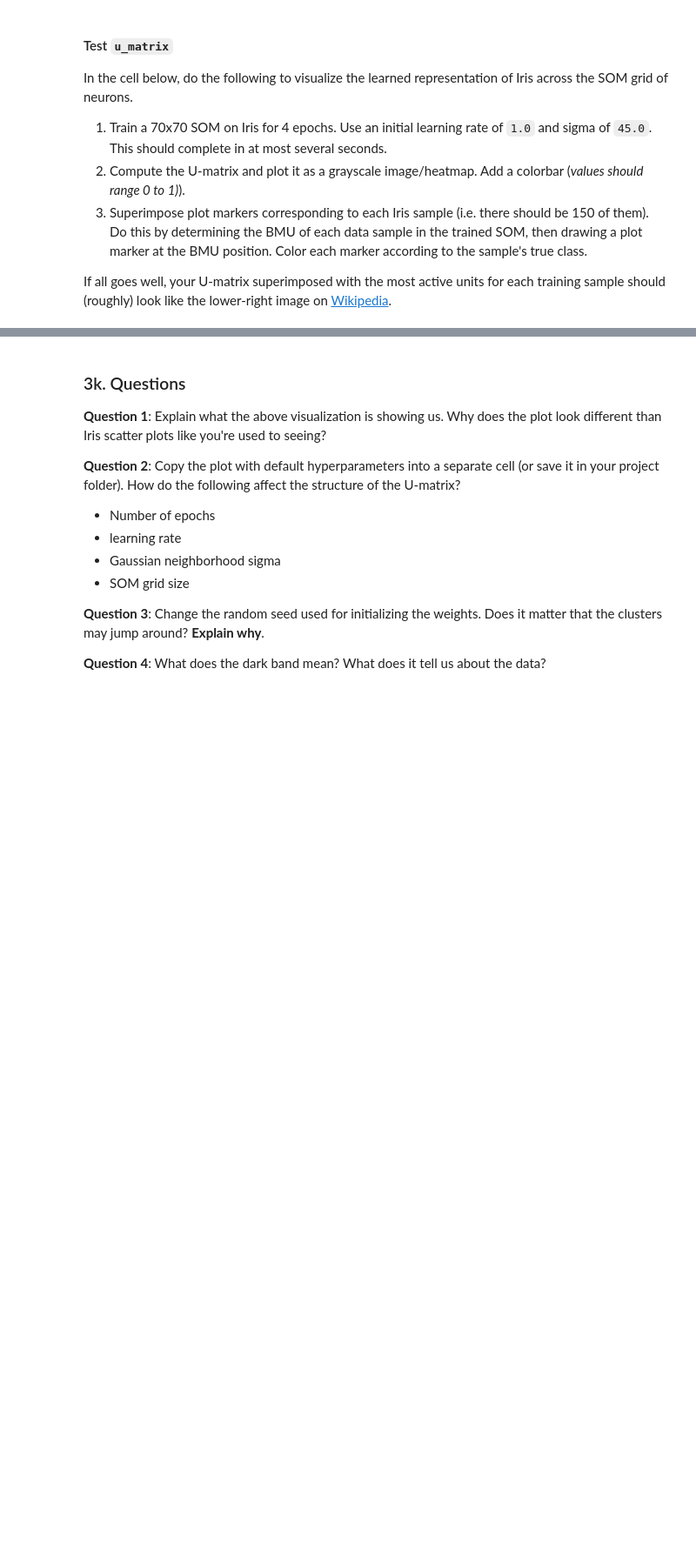
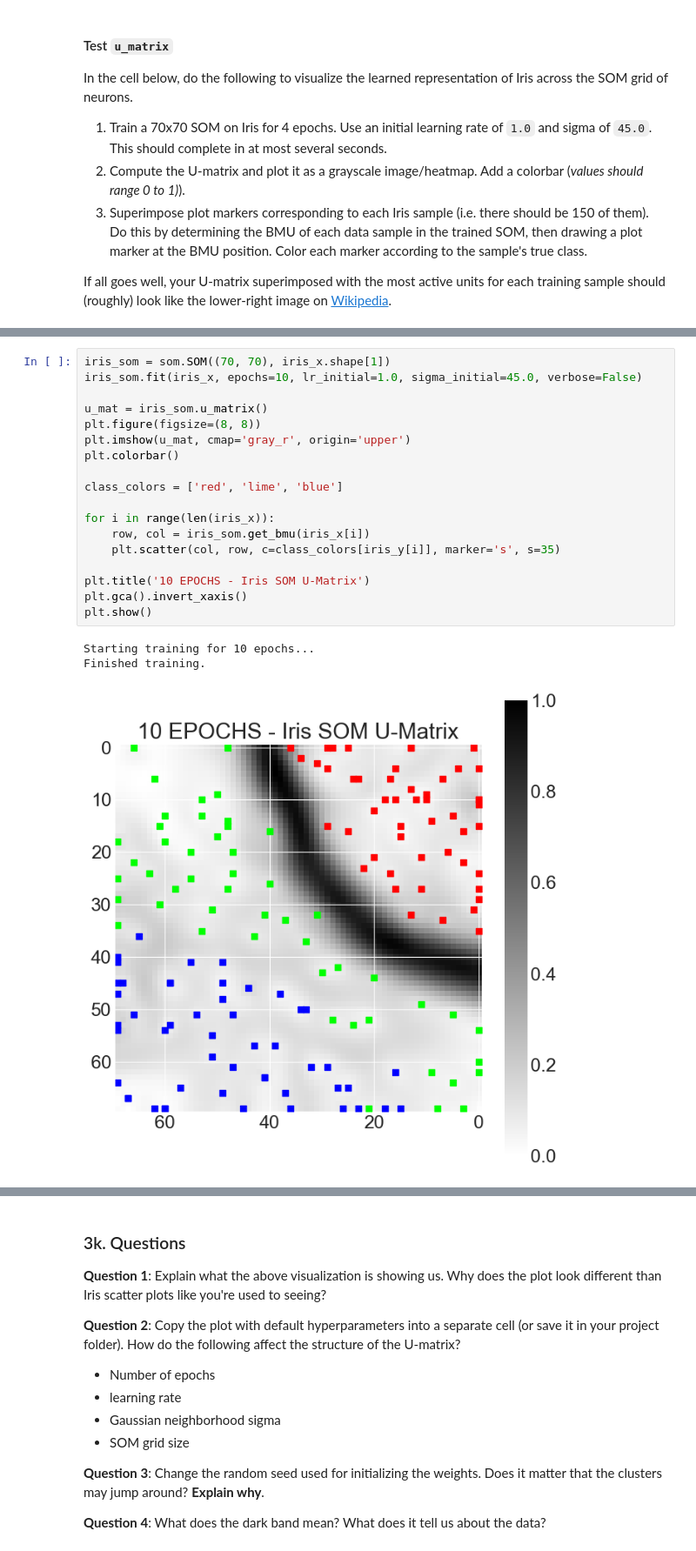
Before and after one commit to sampolz/Neural-Networks, a Jupyter notebook: CS443 Project 3/word_cloud.ipynb, the cells around one changed output, grey strips where cells are left out. Shown at 87% size. Cells and saved outputs as stored; diff of their text form; blank space fills up the shorter version.

```diff
--- a/CS443 Project 3/word_cloud.ipynb
+++ b/CS443 Project 3/word_cloud.ipynb
@@ -386,0 +394,22 @@ plt.show()
+# %%
+iris_som = som.SOM((70, 70), iris_x.shape[1])
+iris_som.fit(iris_x, epochs=10, lr_initial=1.0, sigma_initial=45.0, verbose=False)
+
+u_mat = iris_som.u_matrix()
+plt.figure(figsize=(8, 8))
+plt.imshow(u_mat, cmap='gray_r', origin='upper')
+plt.colorbar()
+
+class_colors = ['red', 'lime', 'blue']
+
+for i in range(len(iris_x)):
+    row, col = iris_som.get_bmu(iris_x[i])
+    plt.scatter(col, row, c=class_colors[iris_y[i]], marker='s', s=35)
+
+plt.title('10 EPOCHS - Iris SOM U-Matrix')
+plt.gca().invert_xaxis()
+plt.show()
+# %% [output]
+Starting training for 10 epochs...
+Finished training.
+[figure, added]
```
Also changed, not shown: parts of 9 cells of this notebook.
